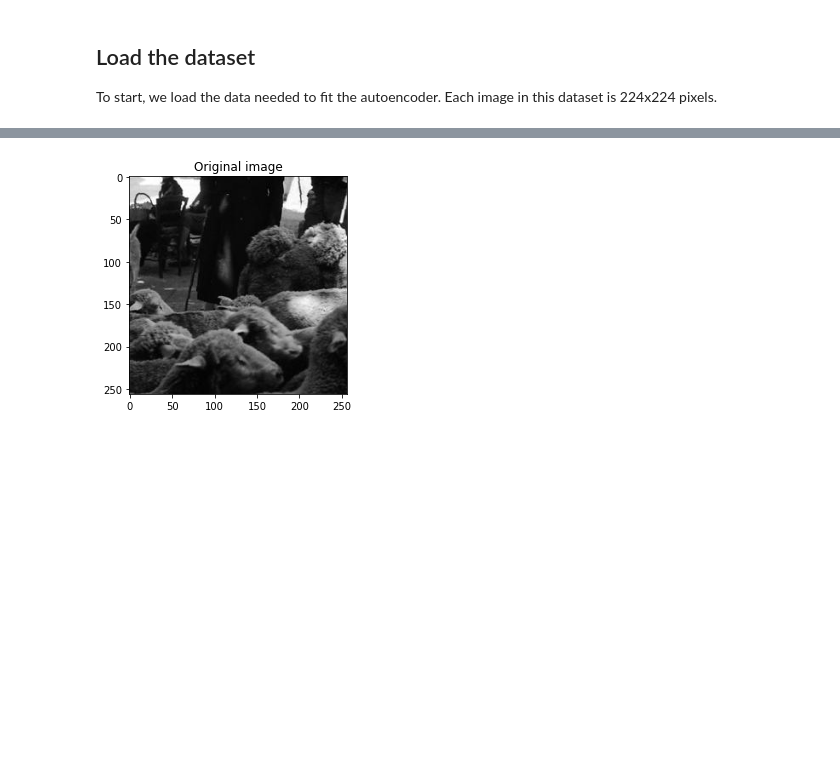
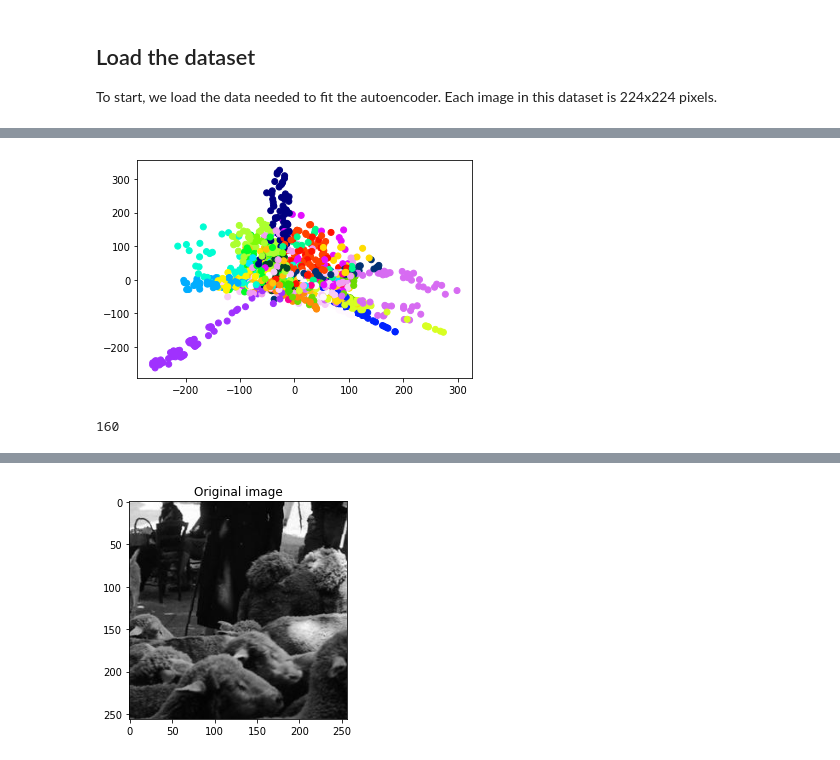
Before and after one commit to Smartsie/Playground, a Jupyter notebook: PhotoArt_Autoencoder2.ipynb, the cells around one changed output, grey strips where cells are left out. Drawn from its saved outputs; the diff is of its cells as text; code cells hidden in the pictures; blank space fills up the shorter version.

```diff
--- a/PhotoArt_Autoencoder2.ipynb
+++ b/PhotoArt_Autoencoder2.ipynb
@@ -68,0 +109,6 @@ np.shape(X_train)
+# %%
+# Load the MobileNet model
+#model = MobileNet(weights='imagenet', include_top=False)
+#tfmodel = Model(inputs=model.input, outputs=model.layers[-1].output)
+# Load the pre-trained CNN
+model = keras.applications.VGG16(weights='imagenet', include_top=False, input_shape=(224, 224, 3))
@@ -68,0 +118,8 @@ np.shape(X_train)
+# %%
+# Calculate the full latent space of the images
+features=model.predict(X_train)
+# Apply average pooling to the feature maps
+features = keras.layers.GlobalAveragePooling2D()(features)
+print("Latent space dimension: ",np.shape(features))
+latent_space=features.numpy()
+#latent_space=features.reshape(len(features),-1)
@@ -68,0 +186,15 @@ np.shape(X_train)
+# %%
+# Use a KNN Classifier to classify the pictures
+# Split the data into training and test sets
+X_train2, X_test2, y_train2, y_test2 = train_test_split(latent_space, y_train, stratify=y_train, test_size=0.2,random_state=123)
+# Create a KNN classifier
+#knn = KNeighborsClassifier(n_neighbors=4)
+knn = Pipeline([
+#    ('pca', PCA(0.8)),
+    ('knn', KNeighborsClassifier(n_neighbors=5))
+])
+# Train the classifier using the training data
+knn.fit(X_train2, y_train2)
+# Test the classifier using the test data
+report = classification_report(y_test2, knn.predict(X_test2))
+print(report)
@@ -68,0 +304,8 @@ np.shape(X_train)
+# %%
+from sklearn.manifold import Isomap, TSNE
+import matplotlib.cm as cm
+import umap
+# Show the closes pictureswhere predict_proba of the main class is >0.7
+reducer = umap.UMAP(n_components=2)
+X_transformed = reducer.fit_transform(X_train2)
+colormap = cm.get_cmap('gist_ncar', len(np.unique(y_train2)))
@@ -68,0 +321,9 @@ np.shape(X_train)
+# %%
+plt.scatter(X_transformed[:,0],X_transformed[:,1],c=colormap(y_train2))
+plt.show()
+# %% [output]
+[figure, added]
+# %%
+len(image_files)
+# %% [output]
+160
```
Also changed, not shown: parts of 58 cells of this notebook.
